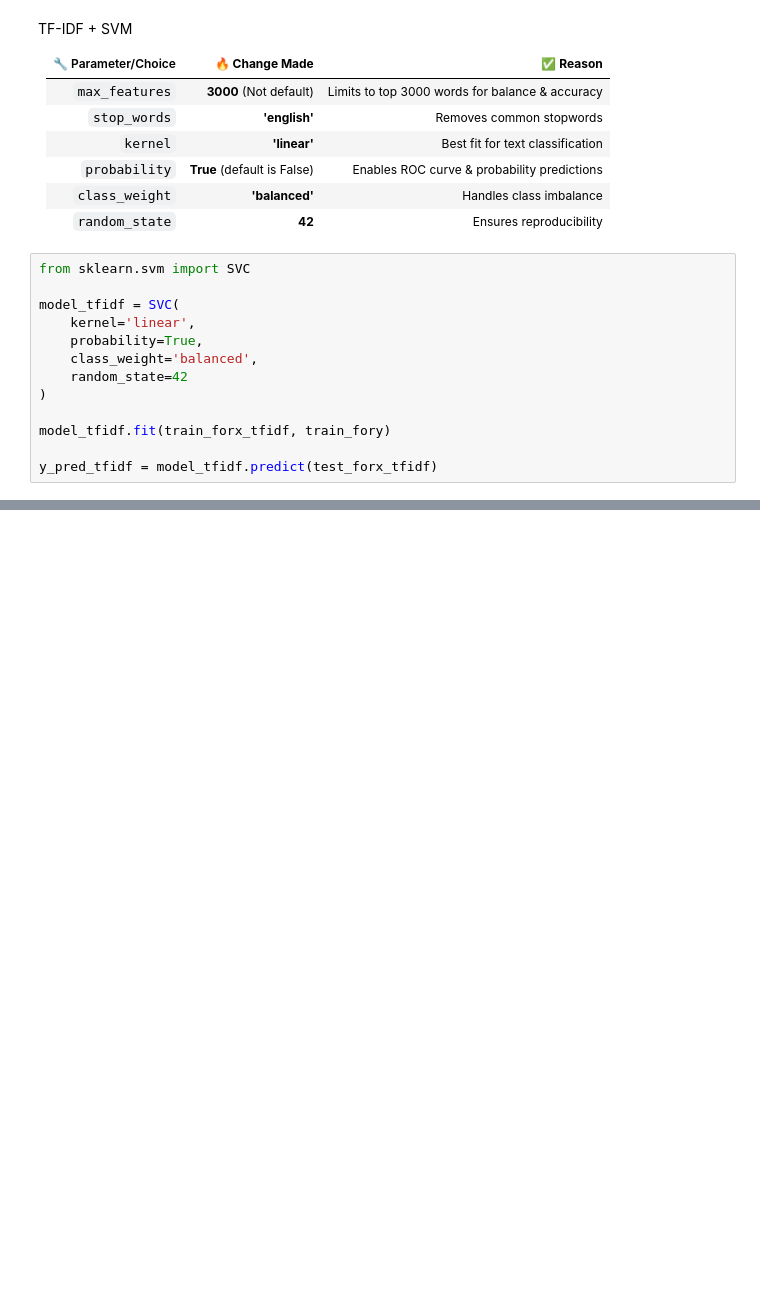
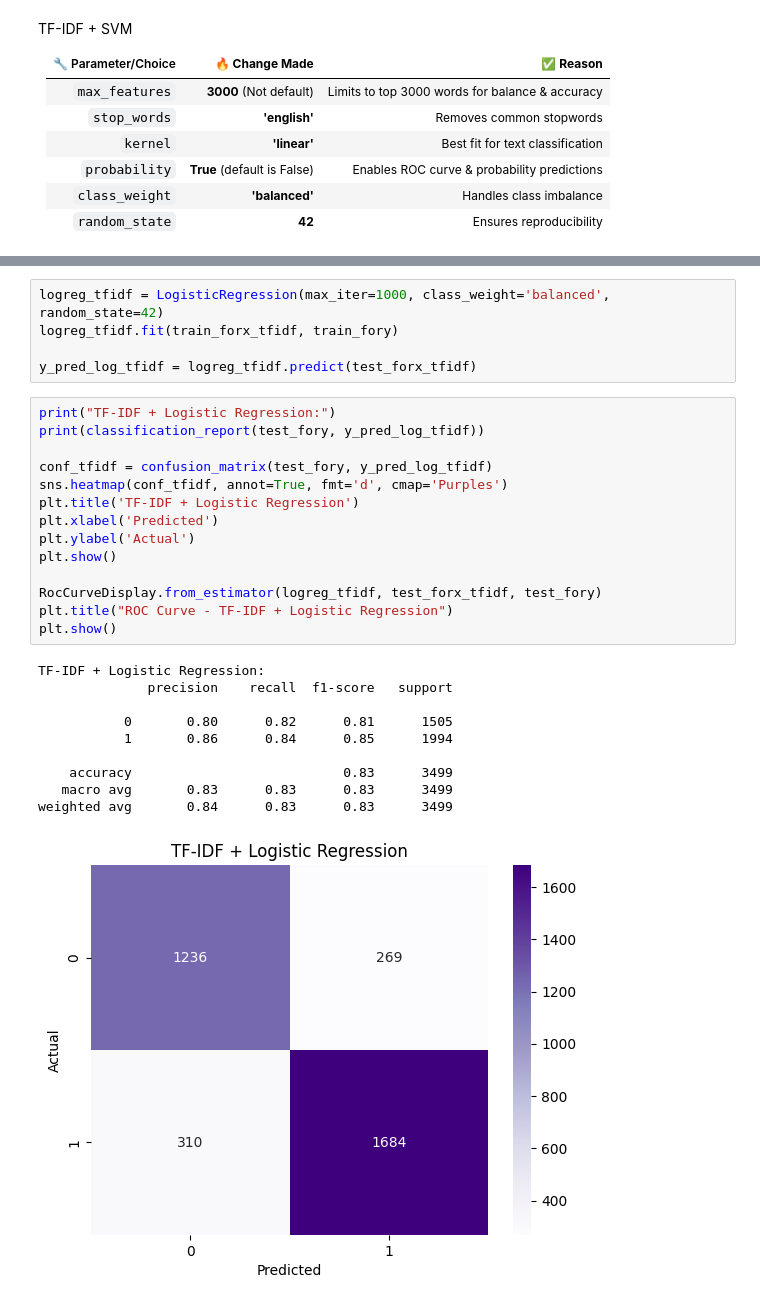
Before and after one commit to Subhangee19/DataAnalysis, a Jupyter notebook: Untitled11.ipynb, the cells around one changed output, grey strips where cells are left out. Drawn from its saved outputs; the diff is of its cells as text; blank space fills up the shorter version.

```diff
--- a/Untitled11.ipynb
+++ b/Untitled11.ipynb
@@ -292,16 +287,3 @@ TF-IDF + SVM
 | `probability`       | **True** (default is False) | Enables ROC curve & probability predictions     |
 | `class_weight`      | **'balanced'**              | Handles class imbalance                         |
 | `random_state`      | **42**                      | Ensures reproducibility                         |
-# %%
-from sklearn.svm import SVC
-
-model_tfidf = SVC(
-    kernel='linear',
-    probability=True,
-    class_weight='balanced',
-    random_state=42
-)
-
-model_tfidf.fit(train_forx_tfidf, train_fory)
-
-y_pred_tfidf = model_tfidf.predict(test_forx_tfidf)
@@ -522,0 +338,30 @@ SVM was selected over Logistic Regression because it performs exceptionally well
+# %%
+logreg_tfidf = LogisticRegression(max_iter=1000, class_weight='balanced', random_state=42)
+logreg_tfidf.fit(train_forx_tfidf, train_fory)
+
+y_pred_log_tfidf = logreg_tfidf.predict(test_forx_tfidf)
+# %%
+print("TF-IDF + Logistic Regression:")
+print(classification_report(test_fory, y_pred_log_tfidf))
+
+conf_tfidf = confusion_matrix(test_fory, y_pred_log_tfidf)
+sns.heatmap(conf_tfidf, annot=True, fmt='d', cmap='Purples')
+plt.title('TF-IDF + Logistic Regression')
+plt.xlabel('Predicted')
+plt.ylabel('Actual')
+plt.show()
+
+RocCurveDisplay.from_estimator(logreg_tfidf, test_forx_tfidf, test_fory)
+plt.title("ROC Curve - TF-IDF + Logistic Regression")
+plt.show()
+# %% [output]
+TF-IDF + Logistic Regression:
+              precision    recall  f1-score   support
+
+           0       0.80      0.82      0.81      1505
+           1       0.86      0.84      0.85      1994
+
+    accuracy                           0.83      3499
+   macro avg       0.83      0.83      0.83      3499
+weighted avg       0.84      0.83      0.83      3499
+[figure, added]
```
Also changed, not shown: parts of 75 cells of this notebook.
